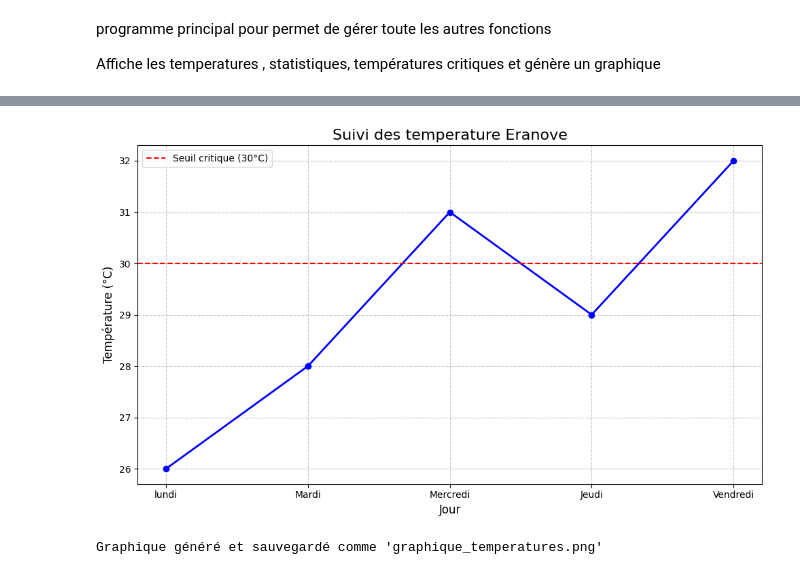
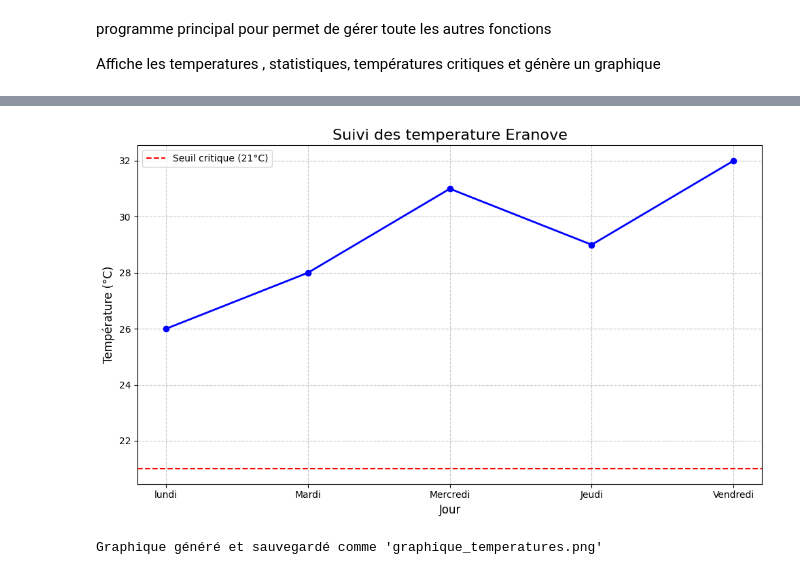
Before and after one commit to Losahfirst/projetpythonFirst, a Jupyter notebook: PYTON.ipynb, the cells around one changed output, grey strips where cells are left out. Cells and saved outputs as stored; diff of their text form; code cells hidden in the pictures.

```diff
--- a/PYTON.ipynb
+++ b/PYTON.ipynb
@@ -73,16 +69,14 @@ def calculStat(temperatures):
 # %% [markdown]
 Detections des temperatures critiques
 # %%
-def TemperatureCritiq(jours, temperatures, seuil=30):
+def TemperatureCritiq(jours, temperatures, seuil):
     # Fonction pour détecter les jours où la température dépasse un seuil critique
-
     jours_critiques = []
 
     for i in range(len(jours)):
         if temperatures[i] > seuil:
             jours_critiques.append((jours[i], temperatures[i]))
     # Retourner une liste (jour, température) pour les jours critiques
-    # Afficher un message si aucun jour critique n'est trouvé
 
     return jours_critiques
 # %% [markdown]
@@ -117,45 +110,45 @@ programme principal pour permet de gérer toute les autres fonctions
 
 Affiche les temperatures , statistiques, températures critiques et génère un graphique
 # %%
-def main():
-    # Nom du fichier CSV contenant les données de température
-    # Assurez-vous que le fichier CSV est dans le même répertoire que ce script
-    fichier_Temp = "temperatures.csv"
+# Programme de suivi de température ERANOVE
 
-    # Lire les données du fichier CSV
-    jours, temperatures = lire_fichierTemp(fichier_Temp)
+# l'utilisateur doit entrer le seuil critique de température
+print("Bienvenue dans le programme de suivi de température ERANOVE.")
+seuil = int(input("Veuillez Entrer le seuil critique de température: "))
 
-    if not jours or not temperatures:
-        print("Aucune donnée disponible. Vérifiez le fichier CSV.")
-        return
 
-    # Afficher les données lues
-    print("\n--- DONNÉES DE TEMPÉRATURE ---")
-    for i in range(len(jours)):
-        print(f"{jours[i]}: {temperatures[i]}°C")
+# Nom du fichier CSV contenant les données de température
+# Assurez-vous que le fichier CSV est dans le même répertoire que ce script
+fichier_Temp = "temperatures.csv"
 
-    # Calculer et afficher les statistiques
-    stats = calculStat(temperatures)
-    print("\n--- STATISTIQUES ---")
-    print(f"Température moyenne: {stats['moyenne']}°C")
-    print(f"Température minimale: {stats['min']}°C")
-    print(f"Température maximale: {stats['max']}°C")
+# Lire les données du fichier CSV
+jours, temperatures = lire_fichierTemp(fichier_Temp)
 
-    # Détecter et afficher les températures critiques
-    jours_critiques = TemperatureCritiq(jours, temperatures)
-    print("\n--- ALERTES TEMPÉRATURE CRITIQUE ---")
-    if jours_critiques:
-        print(f"Températures dépassant 30°C détectées les jours suivants:")
-        for jour, temp in jours_critiques:
-            print(f"- {jour}: {temp}°C")
-    else:
-        print("Aucune température critique détectée.")
 
-    # Générer le graphique
-    print("\nGénération du graphique...")
-    generer_graphique(jours, temperatures)
-    print("Graphique généré et sauvegardé comme 'graphique_temperatures.png'")
+# Afficher les données lues
+print("\n--- DONNÉES DE TEMPÉRATURE ---")
+for i in range(len(jours)):
+    print(f"{jours[i]}: {temperatures[i]}°C")
 
-if __name__ == "__main__":
-    main()
+# Calculer et afficher les statistiques
+stats = calculStat(temperatures)
+print("\n--- STATISTIQUES ---")
+print(f"Température moyenne: {stats['moyenne']}°C")
+print(f"Température minimale: {stats['min']}°C")
+print(f"Température maximale: {stats['max']}°C")
+
+# Détecter et afficher les températures critiques
+jours_critiques = TemperatureCritiq(jours, temperatures, seuil)
+print("\n--- ALERTES TEMPÉRATURE CRITIQUE ---")
+if jours_critiques:
+    print(f"Températures dépassant {seuil}°C les jours suivants:")
+    for jour, temp in jours_critiques:
+        print(f"- {jour}: {temp}°C")
+else:
+    print(f"Aucune température dépassant {seuil}°C détectée.")
+
+# Générer le graphique
+print("\nGénération du graphique...")
+generer_graphique(jours, temperatures, seuil)
+print("Graphique généré et sauvegardé comme 'graphique_temperatures.png'")
 # %% [output]
@@ -177,5 +169,5 @@ Températures dépassant 30°C détectées les jours suivants:
 - Vendredi: 32.0°C
 
 Génération du graphique...
-[figure, old version]
+[figure, new version]
 Graphique généré et sauvegardé comme 'graphique_temperatures.png'
```
Also changed, not shown: parts of 4 cells of this notebook, 2 other files.
